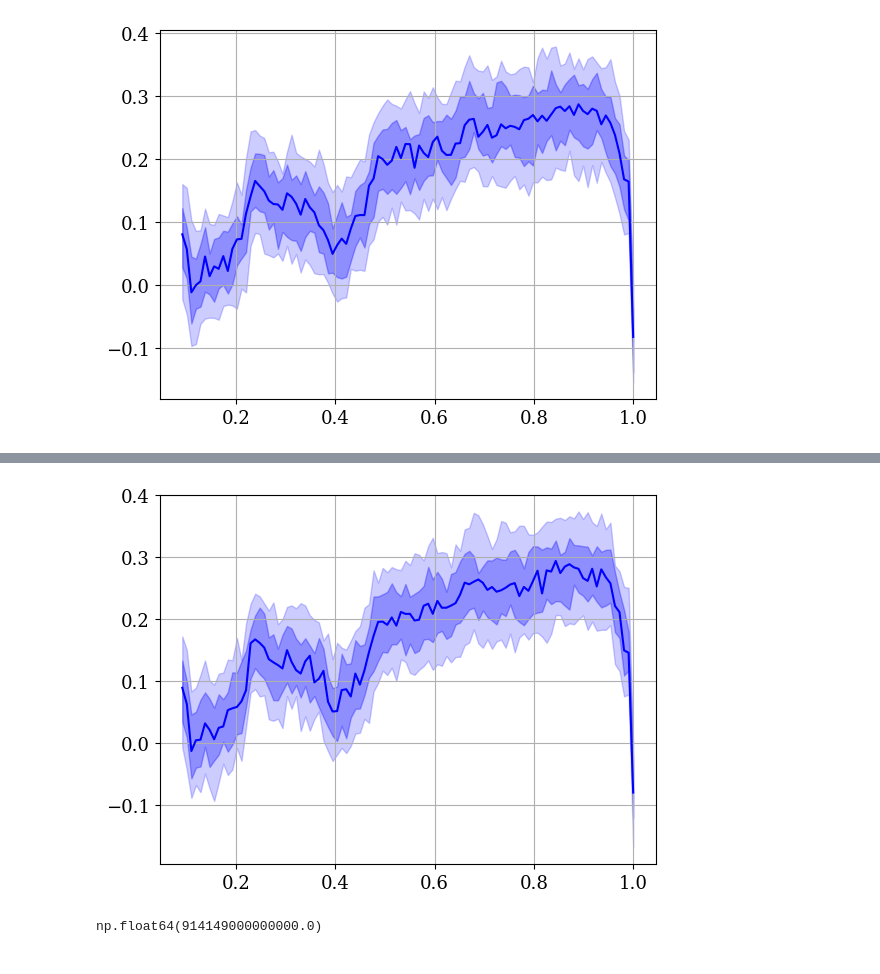
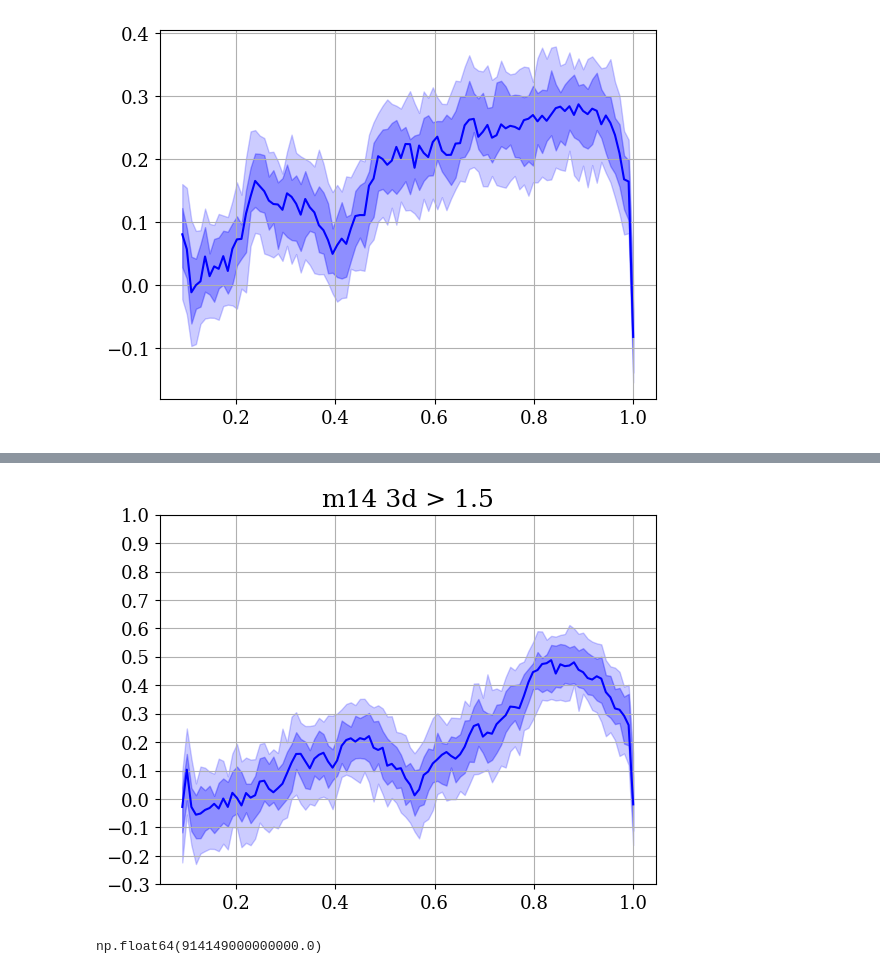
Before and after one commit to Kabelo-T/cluster_morph, a Jupyter notebook: magnitude_gaps.ipynb, the cells around one changed output, grey strips where cells are left out. Saved outputs shown, nothing was run; the diff lists cells and outputs as text; code cells hidden in the pictures.

```diff
--- a/magnitude_gaps.ipynb
+++ b/magnitude_gaps.ipynb
@@ -61,7 +73,7 @@ axs.grid()
 # %%
 m14 = pd.read_csv('data/gadgetx3k/mag_diff_GadgetX_3k.csv')
 m14.set_index('ID', inplace=True)
-# m14 = m14[m14['3d'] > 1.25] # select more relaxed clusters
+m14 = m14[m14['3d'] > 1.5] # select more relaxed clusters
 # m14 = m14[m14['proj_x'] > 1.25]
 # m14 = m14[m14['proj_y'] > 1.25]
 # m14 = m14[m14['proj_z'] > 1.25]
@@ -70,4 +82,3 @@ mah_gap_dict, filtered_z_list = datutils.prepare_ma_corrs(
     mah_dict, m14)
 z_array = np.array(filtered_z_list)
 aexp = 1/(1+z_array)
-m14
@@ -89,14 +102,16 @@ m14
 # %%
 fig, axs = plt.subplots(1, 1)
 p10, p25, p50, p75, p90 = datutils.get_percs(
     mah_gap_dict, param='3d', history='M/M0')
 # axs[0].set_title('m(a) correlations')
 axs.plot(aexp, p50, color='blue')
 axs.fill_between(aexp, p10, p90, color='blue', alpha=0.2)
 axs.fill_between(aexp, p25, p75, color='blue', alpha=0.3)
+axs.set_yticks(np.arange(-0.3, 1.1, 0.1))
+axs.set_title('m14 3d > 1.5')
 axs.grid()
 # %% [output]
-[figure, old version]
+[figure, new version]
 # %%
 mahz0_df = datutils.ma_zbin(0.0, mah_dict)
 med_mass = mahz0_df['mass'].median()
```
Also changed, not shown: parts of 3 cells of this notebook, 4 other files.
